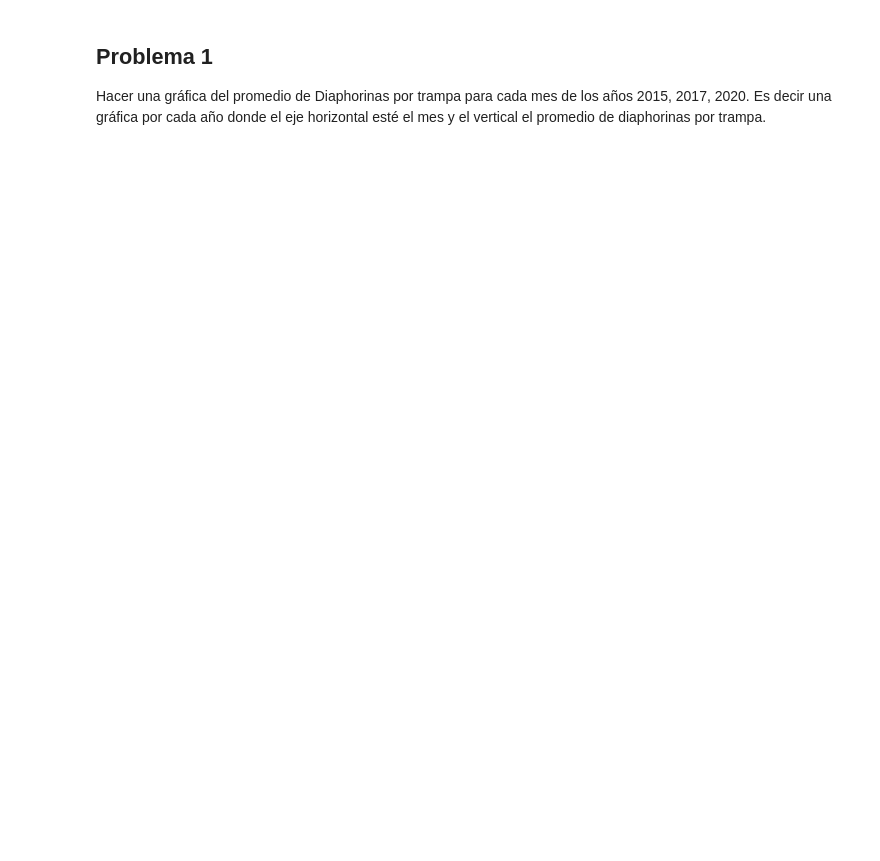
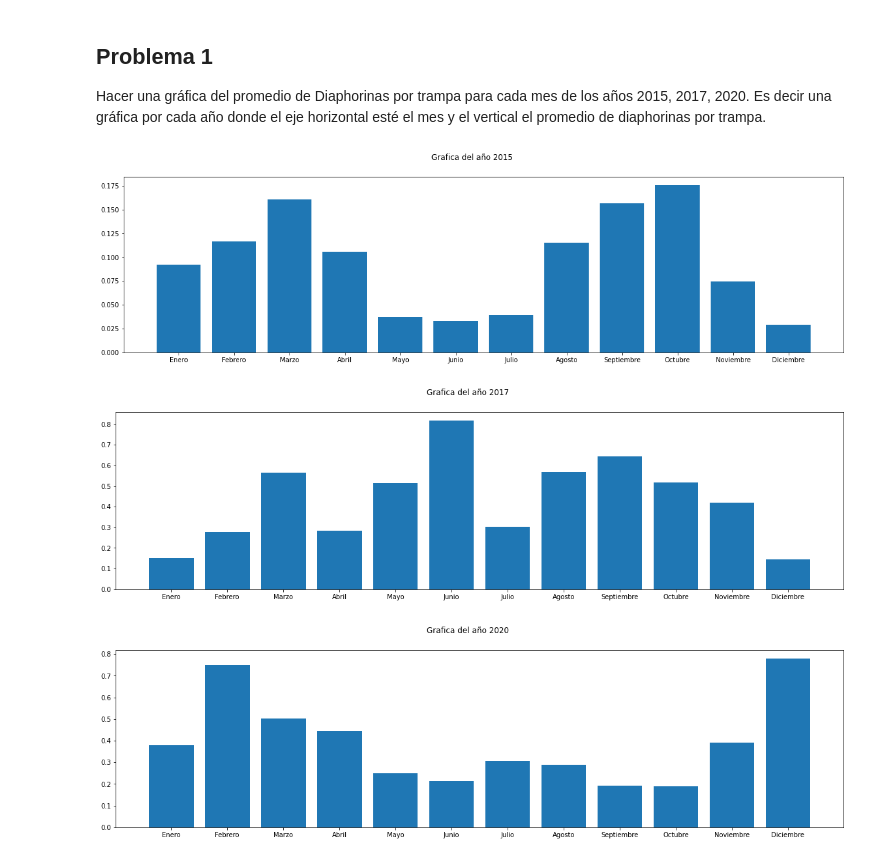
Before and after one commit to HugoMagos0725/Analisis_de_datos, a Jupyter notebook: Proyecto1_Estadistica_Descriptiva.ipynb, the cells around one changed output. Cells and saved outputs as stored; diff of their text form; code cells hidden in the pictures; blank space fills up the shorter version.

```diff
--- a/Proyecto1_Estadistica_Descriptiva.ipynb
+++ b/Proyecto1_Estadistica_Descriptiva.ipynb
@@ -82,3 +51,23 @@ Name: No_DiaphorinasXtrampa, dtype: float64
 ## Problema 1
 
 Hacer una gráfica del promedio de Diaphorinas por trampa para cada mes de los  años 2015, 2017, 2020. Es decir una gráfica por cada año donde el eje horizontal esté el mes y el vertical el promedio de diaphorinas por trampa.
+# %%
+def promedio(x,year):
+  r=x.groupby('Mes')['No_DiaphorinasXtrampa'].mean()
+  r.index=['Enero','Febrero','Marzo','Abril','Mayo','Junio','Julio','Agosto','Septiembre','Octubre','Noviembre','Diciembre']
+  fig, axes =plt.subplots(1,figsize=(20,5))
+  plt.bar(r.index, r.values)
+  year= 'Grafica del año ' + str(year)
+  plt.suptitle(year)
+  plt.show()
+  print()
+
+promedio(df['2015'],2015)
+promedio(df['2017'],2017)
+
+df['2020']=df['2020'].rename(columns={'DiaphorinaXTrampa':'No_DiaphorinasXtrampa'})
+promedio(df['2020'],2020)
+# %% [output]
+[figure, added]
+[figure, added]
+[figure, added]
```
Also changed, not shown: parts of 4 cells of this notebook.
